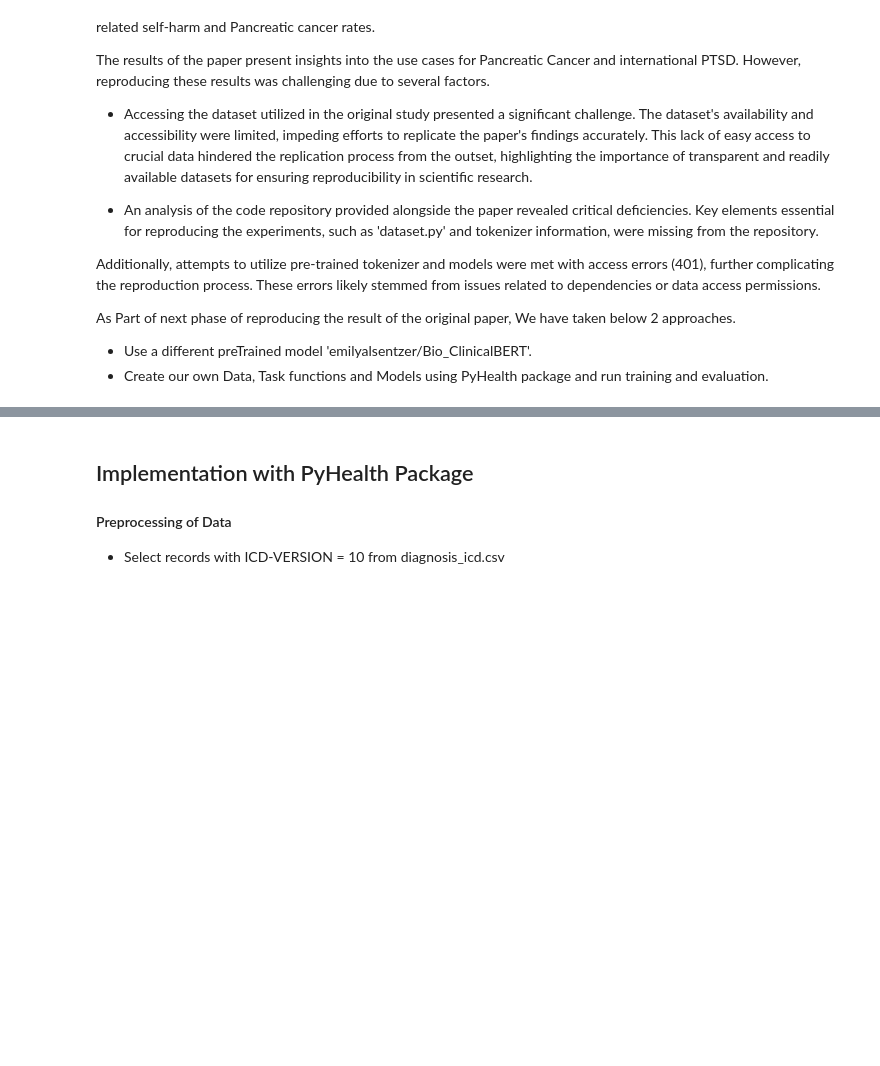
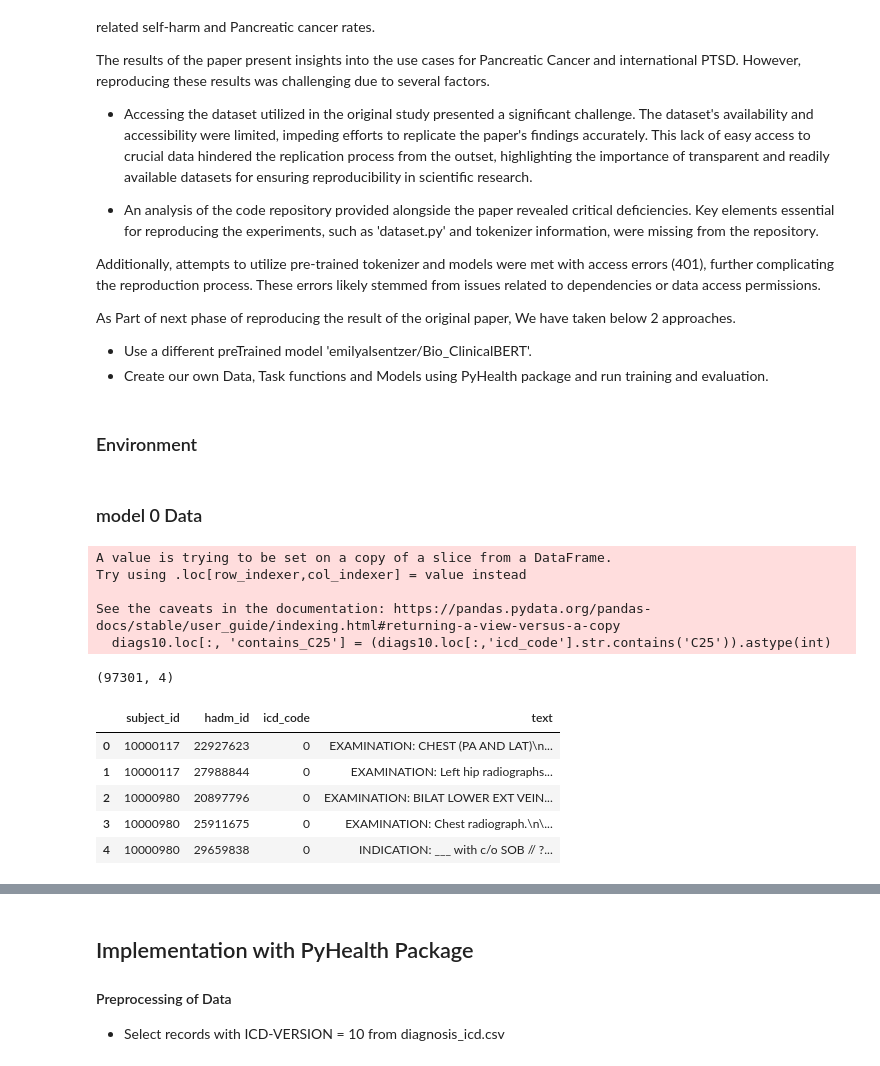
Before and after one commit to jt-alvarez/CS598-DLH-Project, a Jupyter notebook: DL4H_Team_152_new.ipynb, the cells around one changed output, grey strips where cells are left out. Cells and saved outputs as stored; diff of their text form; code cells hidden in the pictures; blank space fills up the shorter version.

```diff
--- a/DL4H_Team_152_new.ipynb
+++ b/DL4H_Team_152_new.ipynb
@@ -32,3 +32,5 @@ As Part of next phase of reproducing the result of the original paper, We have t
 
 * Use a different preTrained model 'emilyalsentzer/Bio_ClinicalBERT'.
 * Create our own Data, Task functions and Models using PyHealth package and run training and evaluation.
+# %% [markdown]
+### Environment
@@ -34,0 +63,49 @@ As Part of next phase of reproducing the result of the original paper, We have t
+# %% [markdown]
+### model 0 Data
+# %%
+notedir = './sample_data/mimic-iv/note/'
+hospdir = './sample_data/mimic-iv/hosp/'
+diags = pd.read_csv(hospdir + 'diagnoses_icd.csv.gz')
+d_notes = pd.read_csv(notedir + 'discharge.csv.gz')
+r_notes = pd.read_csv(notedir + 'radiology.csv.gz')
+r_notes = r_notes.dropna(subset=['hadm_id'])
+# Group radiology text into per visit
+radiology_grouped = r_notes.groupby(['subject_id','hadm_id'])['text'].apply(' '.join).reset_index()
+
+diags10 = diags[diags.icd_version == 10]
+# pancreas = diags10[diags10['icd_code'].astype(str).str.contains('C25')]
+#encode all diagnoses into either times where pancreatic cancer identified or not
+diags10.loc[:, 'contains_C25'] = (diags10.loc[:,'icd_code'].str.contains('C25')).astype(int)
+diags_encoded = diags10.groupby(['subject_id', 'hadm_id']).agg({'contains_C25': 'max'}).reset_index()
+diags_encoded.rename(columns={'contains_C25': 'icd_code'}, inplace=True)
+diags_encoded['icd_code'] = diags_encoded['icd_code'].apply(lambda x: 0 if x == 0 else 1)
+
+#just the first 512 of each if true
+small_df = False
+
+if small_df:
+    merged_df = pd.merge(radiology_grouped.head(512), d_notes.head(512), on=['subject_id', 'hadm_id'], how='right')
+    merged_df['text'] = merged_df['text_x'] + ' ' + merged_df['text_y']
+    merged_df = merged_df.drop(columns=['text_x', 'text_y']).dropna(subset=['text'])
+    merged_df = pd.merge(diags_encoded.head(512), merged_df, on=['subject_id', 'hadm_id'], how='inner').drop(columns=['note_id','note_seq','charttime','storetime', 'note_type'])
+else:
+    merged_df = pd.merge(radiology_grouped, d_notes, on=['subject_id', 'hadm_id'], how='right')
+    merged_df['text'] = merged_df['text_x'] + ' ' + merged_df['text_y']
+    merged_df = merged_df.drop(columns=['text_x', 'text_y']).dropna(subset=['text'])
+    merged_df = pd.merge(diags_encoded, merged_df, on=['subject_id', 'hadm_id'], how='inner').drop(columns=['note_id','note_seq','charttime','storetime', 'note_type'])
+
+print(merged_df.shape)
+merged_df.head()
+# %% [output]
+A value is trying to be set on a copy of a slice from a DataFrame.
+Try using .loc[row_indexer,col_indexer] = value instead
+
+See the caveats in the documentation: https://pandas.pydata.org/pandas-docs/stable/user_guide/indexing.html#returning-a-view-versus-a-copy
+  diags10.loc[:, 'contains_C25'] = (diags10.loc[:,'icd_code'].str.contains('C25')).astype(int)
+(97301, 4)
+|  | subject_id | hadm_id | icd_code | text |
+| 0 | 10000117 | 22927623 | 0 | EXAMINATION: CHEST (PA AND LAT)\n... |
+| 1 | 10000117 | 27988844 | 0 | EXAMINATION: Left hip radiographs... |
+| 2 | 10000980 | 20897796 | 0 | EXAMINATION: BILAT LOWER EXT VEIN... |
+| 3 | 10000980 | 25911675 | 0 | EXAMINATION: Chest radiograph.\n\... |
+| 4 | 10000980 | 29659838 | 0 | INDICATION: ___ with c/o SOB // ?... |
```
Also changed, not shown: parts of 20 cells of this notebook.
